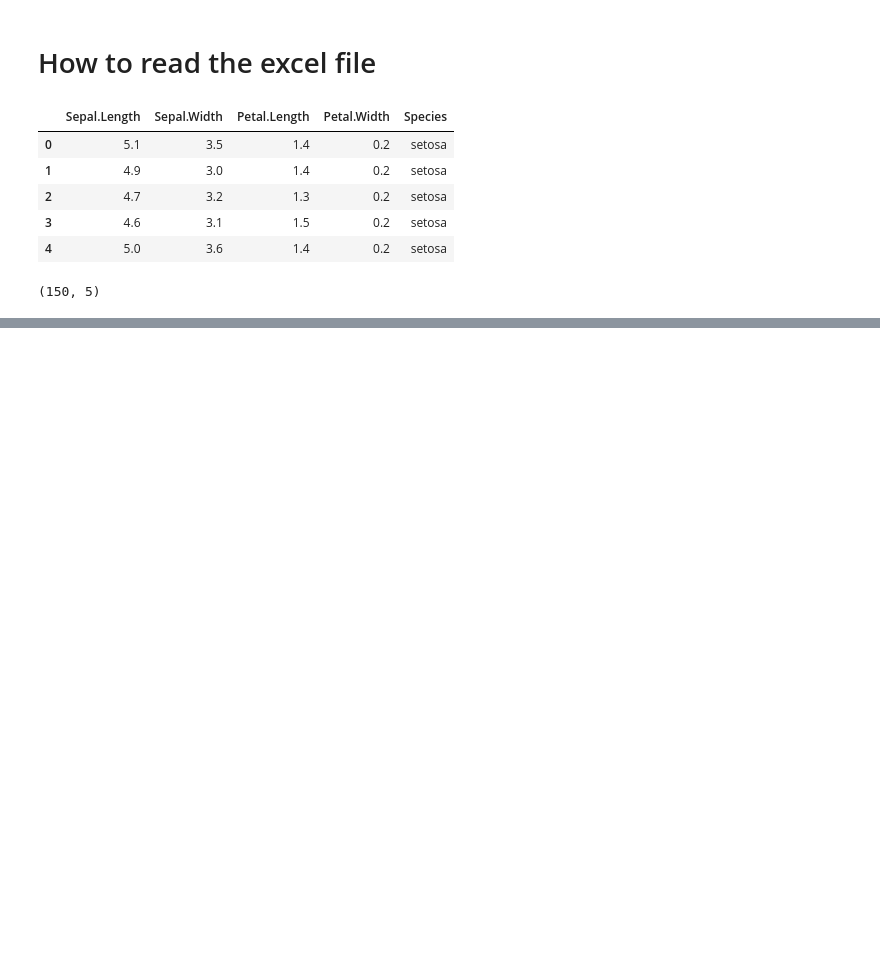
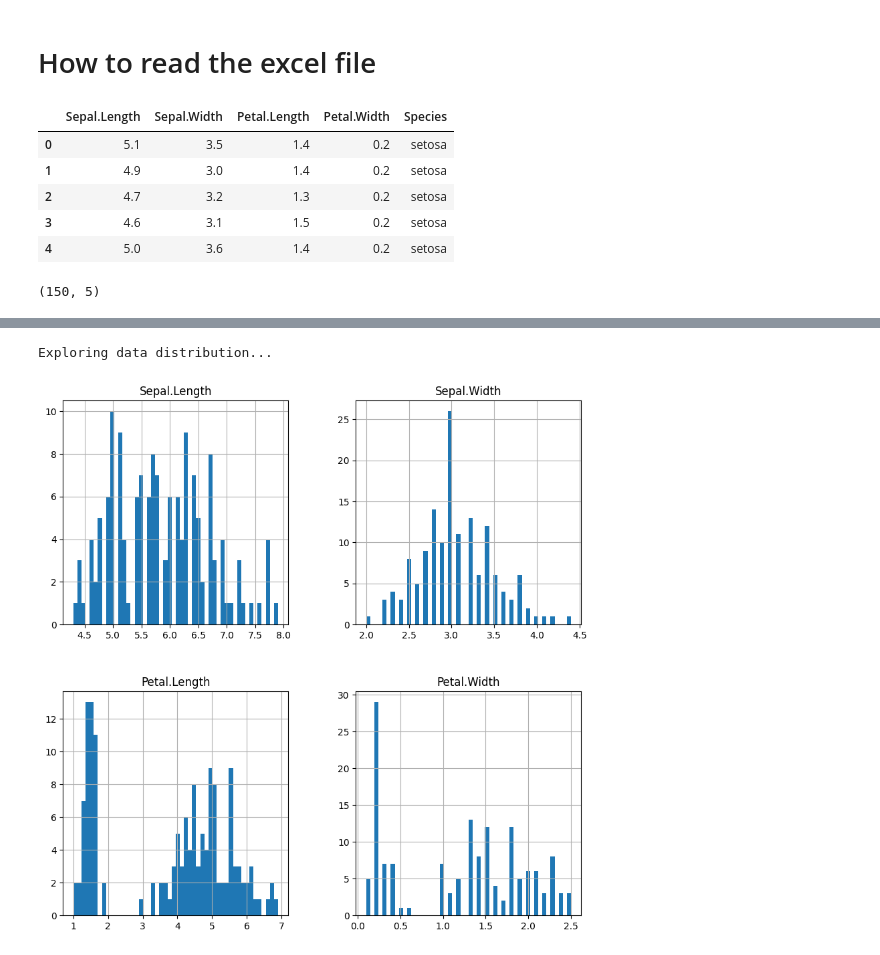
Before and after one commit to RemmyBisimbeko/Data-Science, a Jupyter notebook: SEM 2/Data Analysis and Visualization/Assignment One/Assignment_One.ipynb, the cells around one changed output, grey strips where cells are left out. Drawn from its saved outputs; the diff is of its cells as text; code cells hidden in the pictures; blank space fills up the shorter version.

```diff
--- a/SEM 2/Data Analysis and Visualization/Assignment One/Assignment_One.ipynb
+++ b/SEM 2/Data Analysis and Visualization/Assignment One/Assignment_One.ipynb
@@ -85,0 +176,8 @@ Iris.shape
+# %%
+# Explore and visually inspect the data distribution for each variable option 2
+print("\nExploring data distribution...")
+Iris.hist(bins=50, figsize=(10, 10))  # Histograms for each variable
+plt.show()
+# %% [output]
+Exploring data distribution...
+[figure, added]
```
Also changed, not shown: parts of 33 cells of this notebook, 1 other file.
